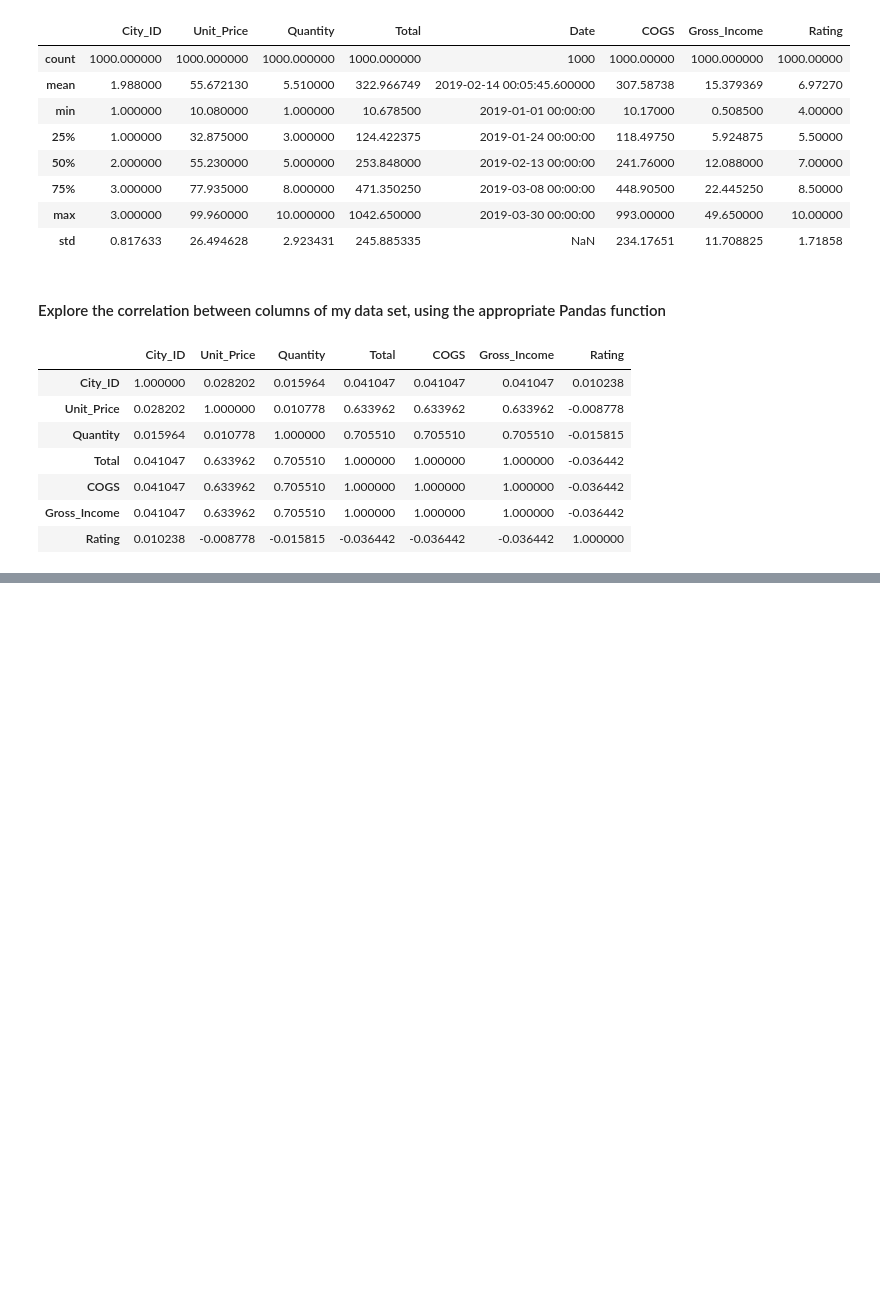
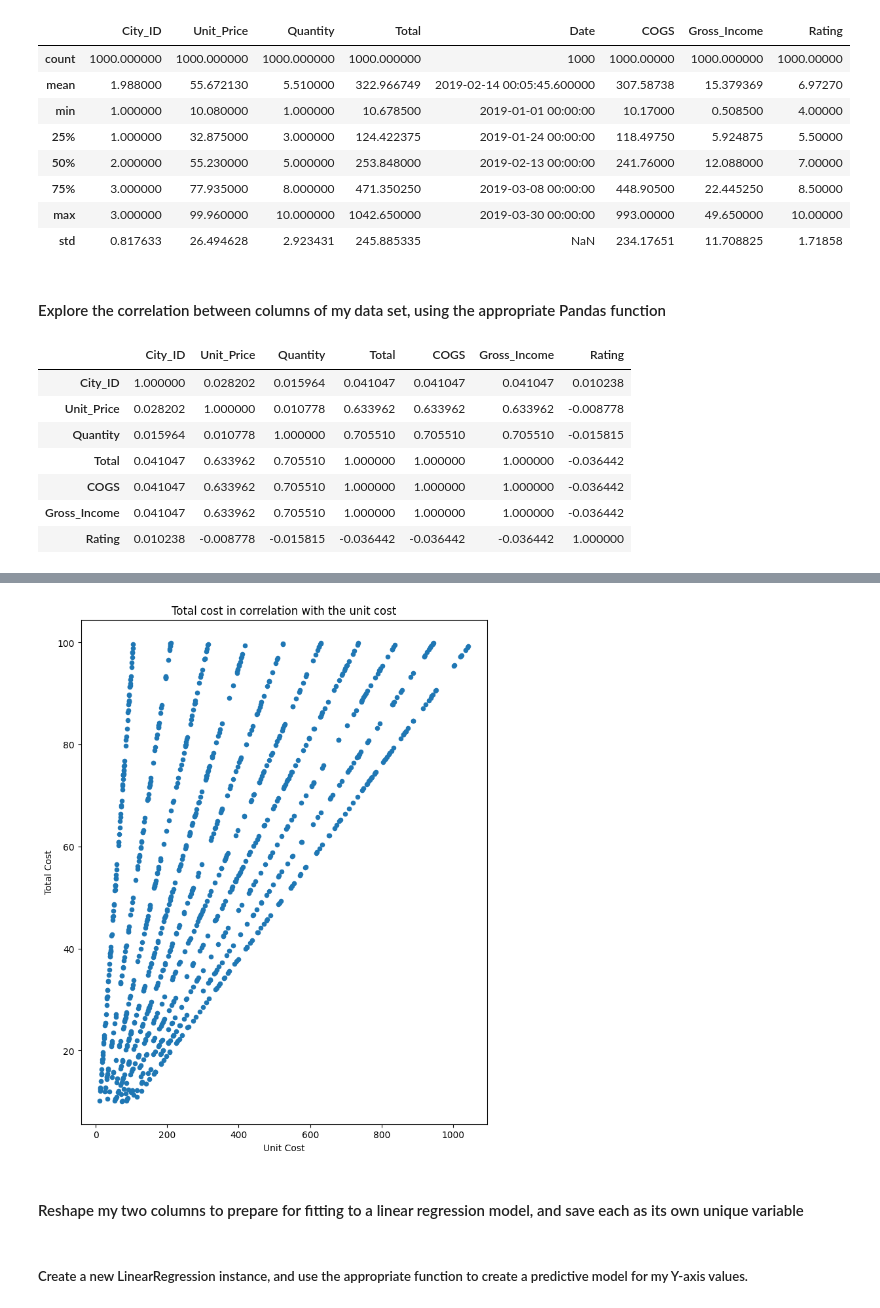
Before and after one commit to callred88/Dataanalysis, a Jupyter notebook: salesanalysis.ipynb, the cells around one changed output, grey strips where cells are left out. Cells and saved outputs as stored; diff of their text form; code cells hidden in the pictures; blank space fills up the shorter version.

```diff
--- a/salesanalysis.ipynb
+++ b/salesanalysis.ipynb
@@ -197,0 +204,9 @@ sales_df.corr(numeric_only=True)
+# %%
+sales_df.plot.scatter(x="Total", y = "Unit_Price", figsize = (8,10))
+plt.title("Total cost in correlation with the unit cost")
+plt.xlabel("Unit Cost")
+plt.ylabel("Total Cost");
+# %% [output]
+[figure, added]
+# %% [markdown]
+####  Reshape my two columns to prepare for fitting to a linear regression model, and save each as its own unique variable
@@ -197,0 +216,2 @@ sales_df.corr(numeric_only=True)
+# %% [markdown]
+#####  Create a new LinearRegression instance, and use the appropriate function to create a predictive model for my Y-axis values.
```
Also changed, not shown: parts of 3 cells of this notebook.
